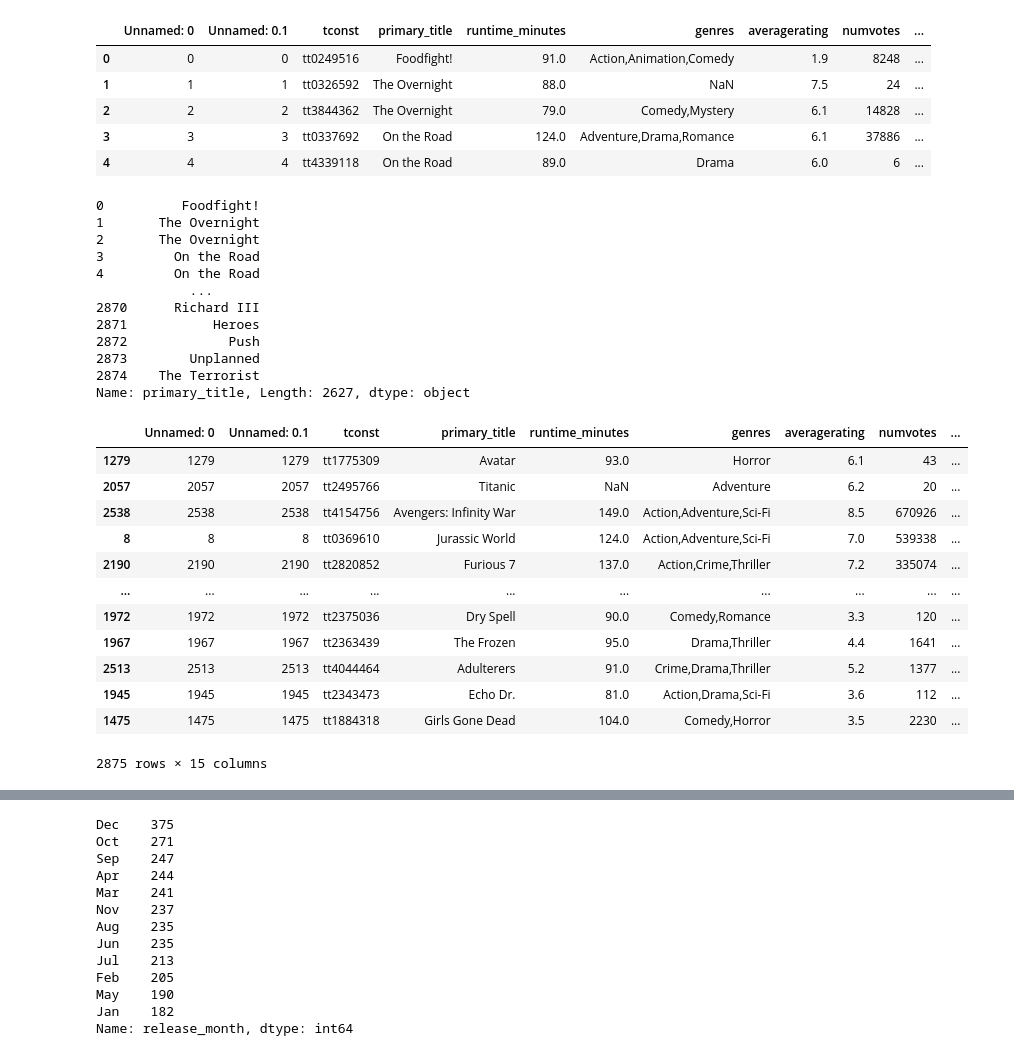
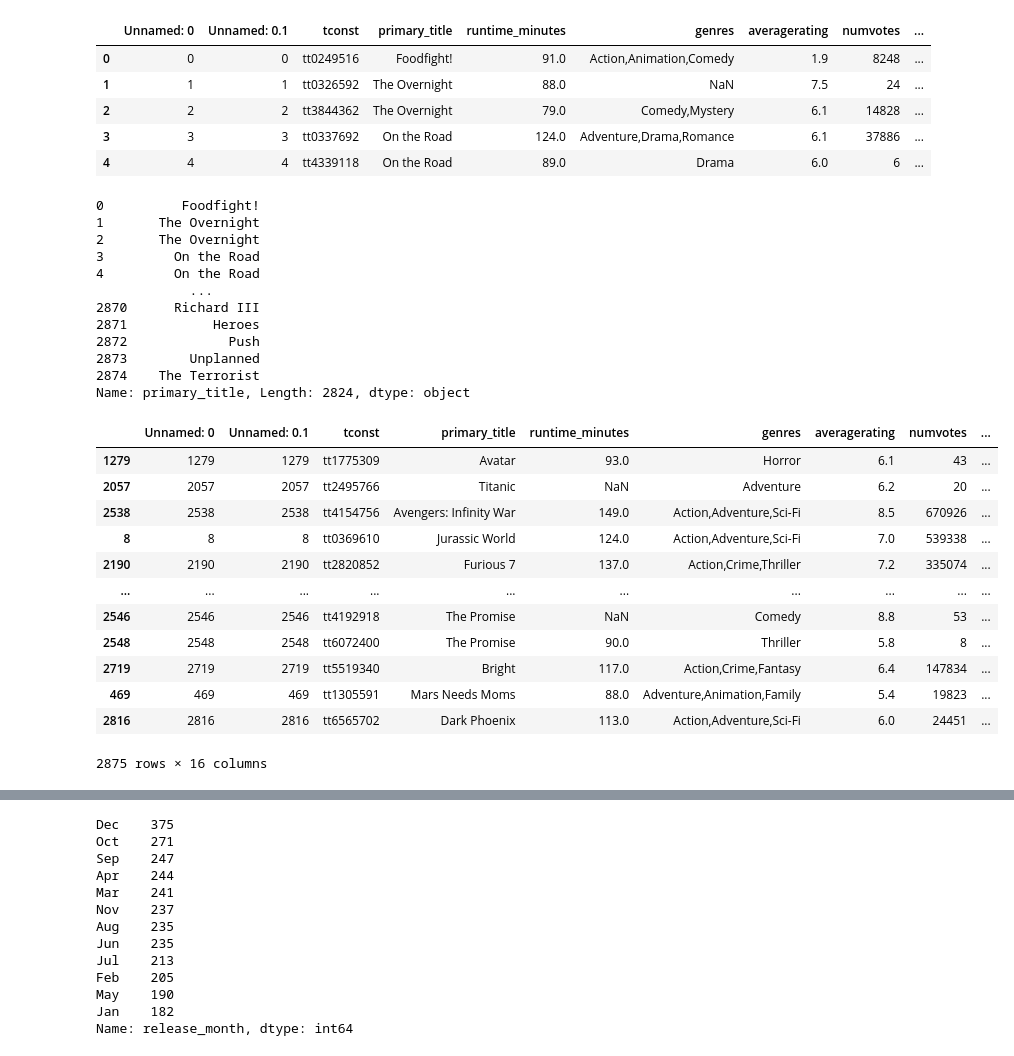
Before and after one commit to mdetiberiis01/Movie-Months, a Jupyter notebook: Movie_Month_Analysis.ipynb, the cells around one changed output, grey strips where cells are left out. Drawn from its saved outputs; the diff is of its cells as text; code cells hidden in the pictures.

```diff
--- a/Movie_Month_Analysis.ipynb
+++ b/Movie_Month_Analysis.ipynb
@@ -18,7 +18,7 @@ movie_df.head()
 | 3 | 3 | 3 | tt0337692 | On the Road | 124.0 | Adventure,Drama,Romance | 6.1 | 37886 | ... |
 | 4 | 4 | 4 | tt4339118 | On the Road | 89.0 | Drama | 6.0 | 6 | ... |
 # %%
-movie_df.groupby(['release_month','worldwide_gross']).primary_title.head()
+movie_df.groupby(['release_month','total_profit']).primary_title.head()
 # %% [output]
 0          Foodfight!
 1       The Overnight
@@ -31,22 +31,22 @@ movie_df.groupby(['release_month','worldwide_gross']).primary_title.head()
 2872             Push
 2873        Unplanned
 2874    The Terrorist
-Name: primary_title, Length: 2627, dtype: object
+Name: primary_title, Length: 2824, dtype: object
 # %%
 #sort list by highest worldwide gross and output just the  film name
 # %%
-movie_df.sort_values(['worldwide_gross'], ascending=[False])
+movie_df.sort_values(['total_profit'], ascending=[False])
 # %% [output]
 |  | Unnamed: 0 | Unnamed: 0.1 | tconst | primary_title | runtime_minutes | genres | averagerating | numvotes | ... |
 | 1279 | 1279 | 1279 | tt1775309 | Avatar | 93.0 | Horror | 6.1 | 43 | ... |
 | 2057 | 2057 | 2057 | tt2495766 | Titanic | NaN | Adventure | 6.2 | 20 | ... |
 | 2538 | 2538 | 2538 | tt4154756 | Avengers: Infinity War | 149.0 | Action,Adventure,Sci-Fi | 8.5 | 670926 | ... |
 | 8 | 8 | 8 | tt0369610 | Jurassic World | 124.0 | Action,Adventure,Sci-Fi | 7.0 | 539338 | ... |
 | 2190 | 2190 | 2190 | tt2820852 | Furious 7 | 137.0 | Action,Crime,Thriller | 7.2 | 335074 | ... |
 | ... | ... | ... | ... | ... | ... | ... | ... | ... | ... |
-| 1972 | 1972 | 1972 | tt2375036 | Dry Spell | 90.0 | Comedy,Romance | 3.3 | 120 | ... |
-| 1967 | 1967 | 1967 | tt2363439 | The Frozen | 95.0 | Drama,Thriller | 4.4 | 1641 | ... |
-| 2513 | 2513 | 2513 | tt4044464 | Adulterers | 91.0 | Crime,Drama,Thriller | 5.2 | 1377 | ... |
-| 1945 | 1945 | 1945 | tt2343473 | Echo Dr. | 81.0 | Action,Drama,Sci-Fi | 3.6 | 112 | ... |
-| 1475 | 1475 | 1475 | tt1884318 | Girls Gone Dead | 104.0 | Comedy,Horror | 3.5 | 2230 | ... |
+| 2546 | 2546 | 2546 | tt4192918 | The Promise | NaN | Comedy | 8.8 | 53 | ... |
+| 2548 | 2548 | 2548 | tt6072400 | The Promise | 90.0 | Thriller | 5.8 | 8 | ... |
+| 2719 | 2719 | 2719 | tt5519340 | Bright | 117.0 | Action,Crime,Fantasy | 6.4 | 147834 | ... |
+| 469 | 469 | 469 | tt1305591 | Mars Needs Moms | 88.0 | Adventure,Animation,Family | 5.4 | 19823 | ... |
+| 2816 | 2816 | 2816 | tt6565702 | Dark Phoenix | 113.0 | Action,Adventure,Sci-Fi | 6.0 | 24451 | ... |
-2875 rows × 15 columns
+2875 rows × 16 columns
```
Also changed, not shown: parts of 20 cells of this notebook, 4 other files.
